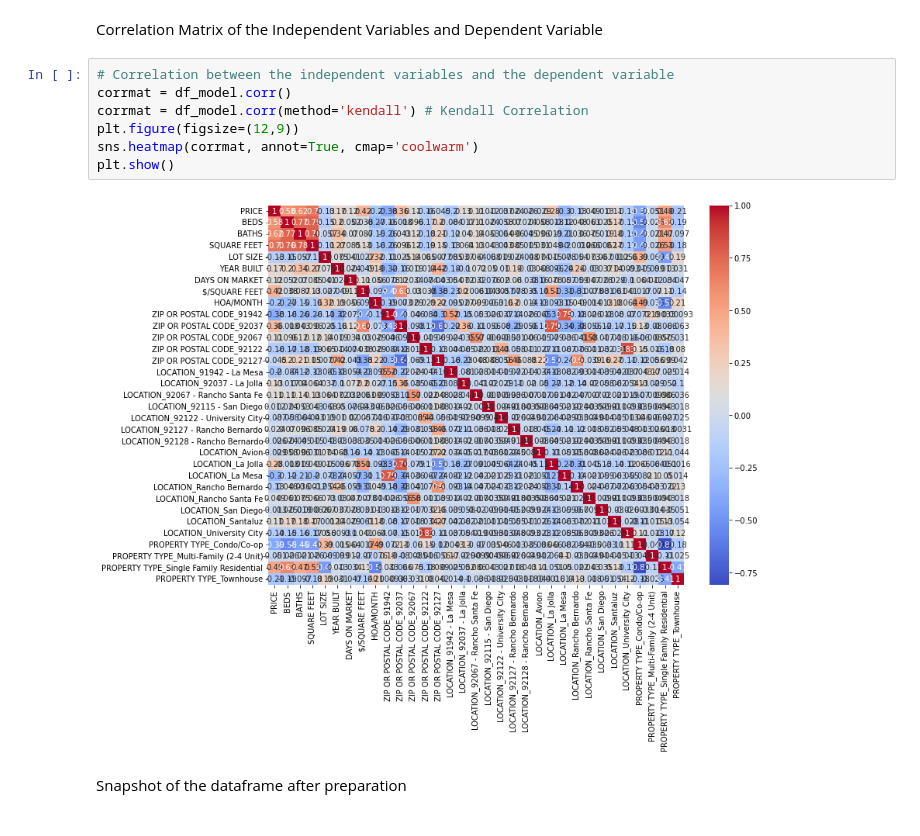
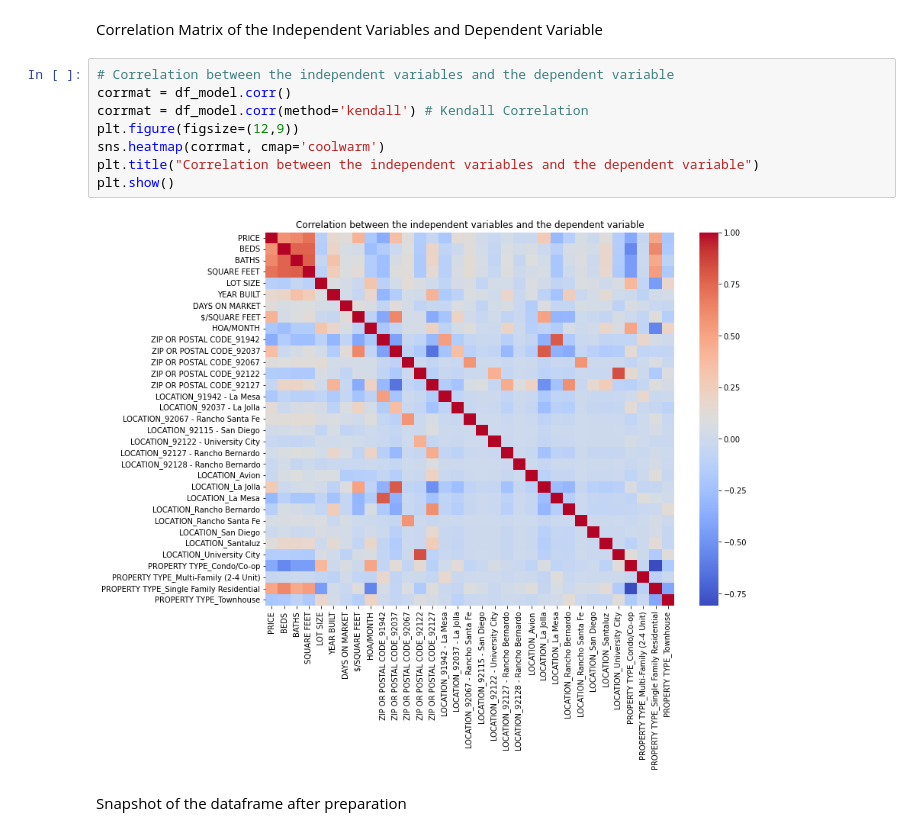
Before and after one commit to tmcgirr/Regression-Model-AAI-500-Project, a Jupyter notebook: Multiple_Linear_Model.ipynb, the cells around one changed output. Saved outputs shown, nothing was run; the diff lists cells and outputs as text.

```diff
--- a/Multiple_Linear_Model.ipynb
+++ b/Multiple_Linear_Model.ipynb
@@ -272,12 +290,13 @@ Correlation Matrix of the Independent Variables and Dependent Variable
 # %%
 # Correlation between the independent variables and the dependent variable
 corrmat = df_model.corr()
 corrmat = df_model.corr(method='kendall') # Kendall Correlation
 plt.figure(figsize=(12,9))
-sns.heatmap(corrmat, annot=True, cmap='coolwarm')
+sns.heatmap(corrmat, cmap='coolwarm')
+plt.title("Correlation between the independent variables and the dependent variable")
 plt.show()
 # %% [output]
-[figure, old version]
+[figure, new version]
 # %% [markdown]
 Snapshot of the dataframe after preparation
 # %%
```
Also changed, not shown: parts of 11 cells of this notebook.
